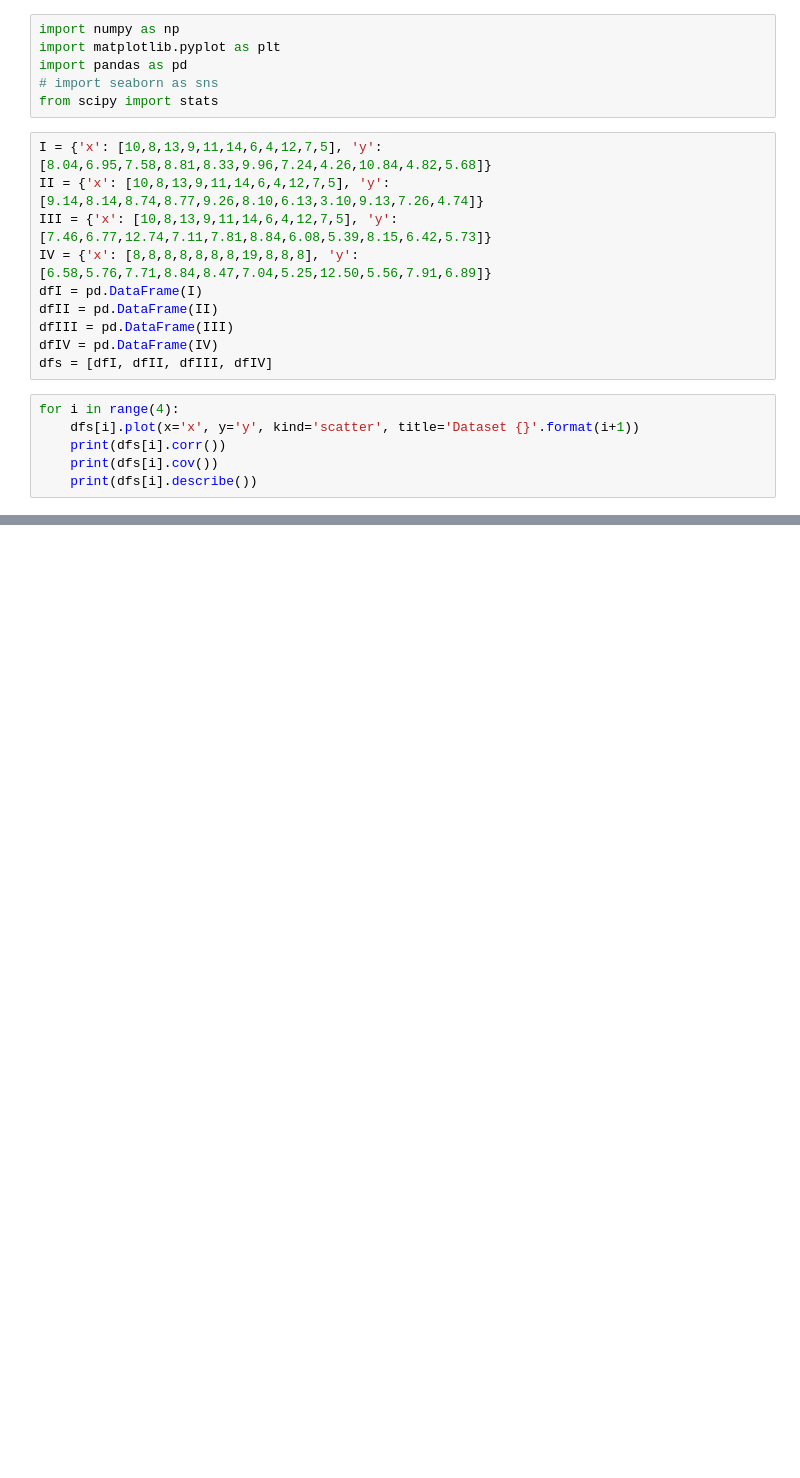
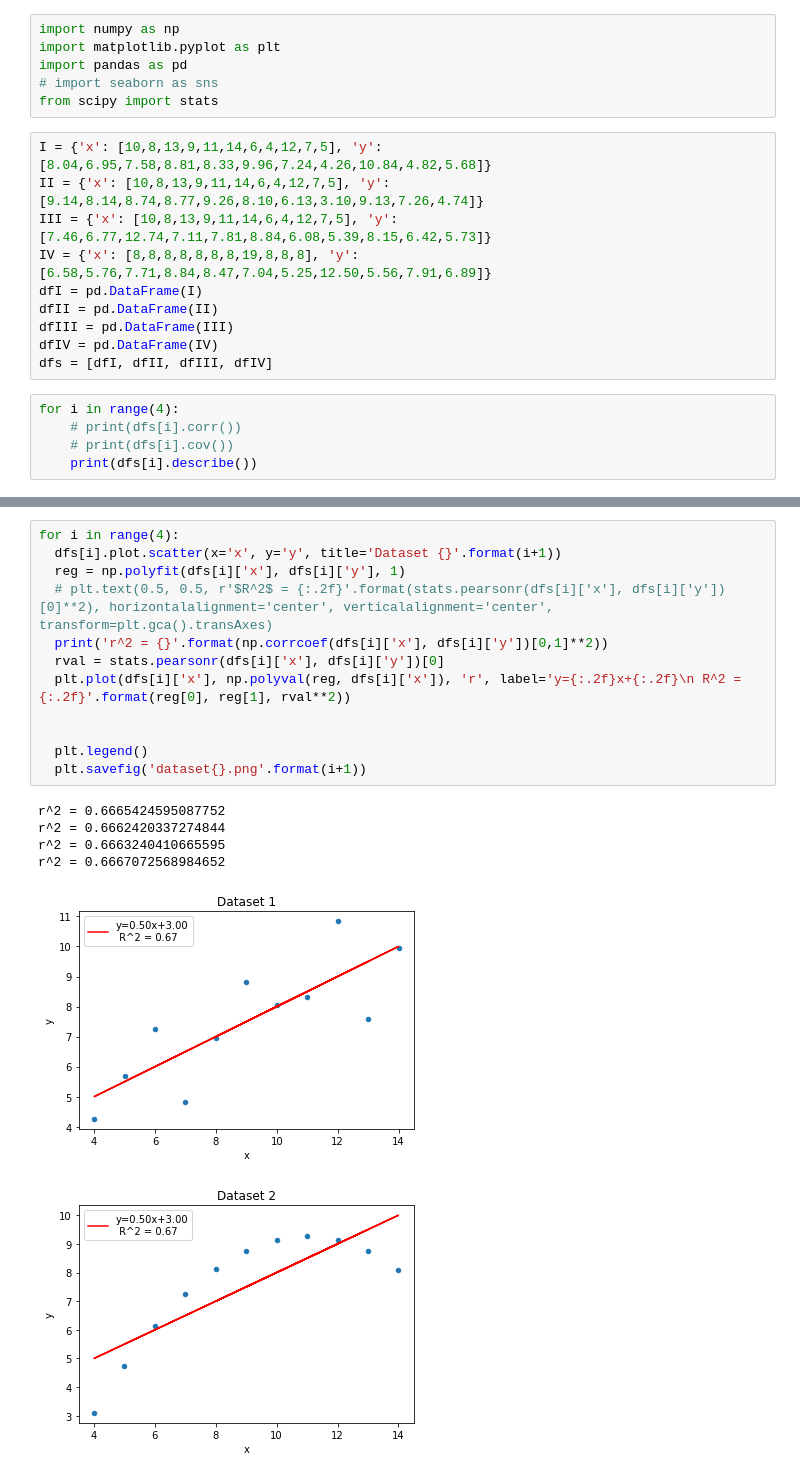
Before and after one commit to JakeBruner/Bivariate-Statistics-Exploration, a Jupyter notebook: stats.ipynb, the cells around one changed output, grey strips where cells are left out. Cells and saved outputs as stored; diff of their text form; blank space fills up the shorter version.

Commit message:
more graphs :)

```diff
--- a/stats.ipynb
+++ b/stats.ipynb
@@ -16,8 +16,7 @@ dfIV = pd.DataFrame(IV)
 dfs = [dfI, dfII, dfIII, dfIV]
 # %%
 for i in range(4):
-    dfs[i].plot(x='x', y='y', kind='scatter', title='Dataset {}'.format(i+1))
-    print(dfs[i].corr())
-    print(dfs[i].cov())
+    # print(dfs[i].corr())
+    # print(dfs[i].cov())
     print(dfs[i].describe())
 # %% [output]
@@ -44,0 +40,19 @@ max    19.000000  12.500000
+# %%
+for i in range(4):
+  dfs[i].plot.scatter(x='x', y='y', title='Dataset {}'.format(i+1))
+  reg = np.polyfit(dfs[i]['x'], dfs[i]['y'], 1)
+  # plt.text(0.5, 0.5, r'$R^2$ = {:.2f}'.format(stats.pearsonr(dfs[i]['x'], dfs[i]['y'])[0]**2), horizontalalignment='center', verticalalignment='center', transform=plt.gca().transAxes)
+  print('r^2 = {}'.format(np.corrcoef(dfs[i]['x'], dfs[i]['y'])[0,1]**2))
+  rval = stats.pearsonr(dfs[i]['x'], dfs[i]['y'])[0]
+  plt.plot(dfs[i]['x'], np.polyval(reg, dfs[i]['x']), 'r', label='y={:.2f}x+{:.2f}\n R^2 = {:.2f}'.format(reg[0], reg[1], rval**2))
+
+
+  plt.legend()
+  plt.savefig('dataset{}.png'.format(i+1))
+# %% [output]
+r^2 = 0.6665424595087752
+r^2 = 0.6662420337274844
+r^2 = 0.6663240410665595
+r^2 = 0.6667072568984652
+[figure, added]
+[figure, added]
```
Also changed, not shown: parts of 2 cells of this notebook, 5 other files.
